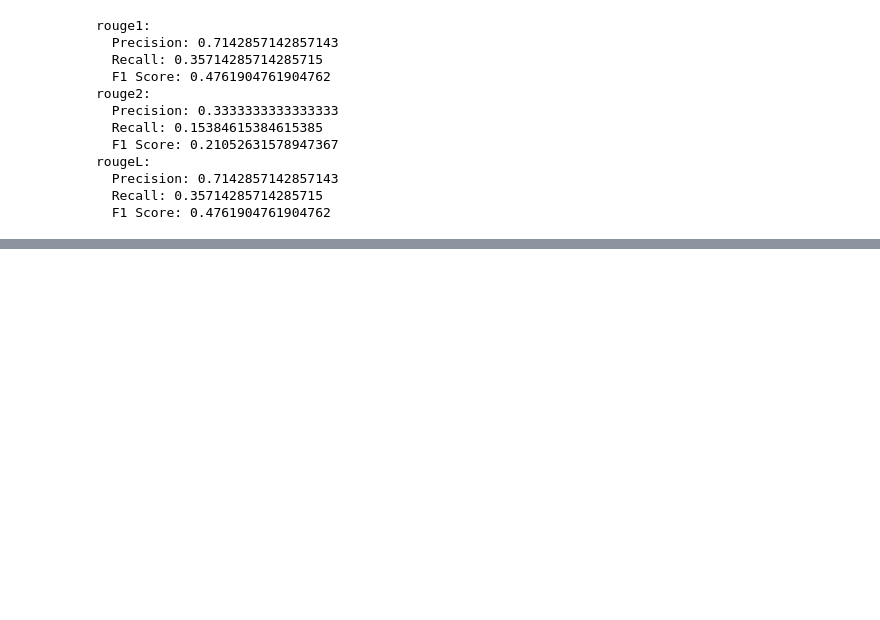
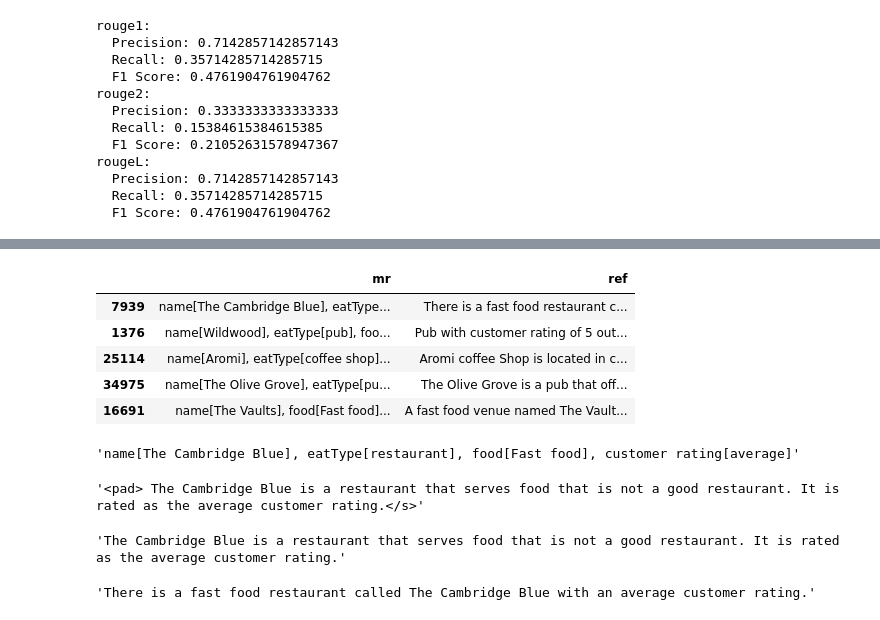
Before and after one commit to dadejecova/Natural-Language-Python, a Jupyter notebook: NPL_Transforrmers.ipynb, the cells around one changed output, grey strips where cells are left out. Cells and saved outputs as stored; diff of their text form; code cells hidden in the pictures; blank space fills up the shorter version.

```diff
--- a/NPL_Transforrmers.ipynb
+++ b/NPL_Transforrmers.ipynb
@@ -265,0 +477,39 @@ rougeL:
+# %%
+X_val.sample(5)
+# %% [output]
+|  | mr | ref |
+| 7939 | name[The Cambridge Blue], eatType... | There is a fast food restaurant c... |
+| 1376 | name[Wildwood], eatType[pub], foo... | Pub with customer rating of 5 out... |
+| 25114 | name[Aromi], eatType[coffee shop]... | Aromi coffee Shop is located in c... |
+| 34975 | name[The Olive Grove], eatType[pu... | The Olive Grove is a pub that off... |
+| 16691 | name[The Vaults], food[Fast food]... | A fast food venue named The Vault... |
+# %%
+X_val["mr"][7939]
+# %% [output]
+'name[The Cambridge Blue], eatType[restaurant], food[Fast food], customer rating[average]'
+# %%
+model.eval()
+
+input_ids = tokenizer.encode(X_val["mr"][7939], return_tensors = "pt")
+
+input_ids = input_ids.to(device)
+
+outputs = model.generate(input_ids, max_new_tokens = 100)
+
+predicted_text = tokenizer.decode(outputs[0])
+
+predicted_text
+# %% [output]
+'<pad> The Cambridge Blue is a restaurant that serves food that is not a good restaurant. It is rated as the average customer rating.</s>'
+# %%
+predicted_text = predicted_text.strip(' <>/pads')
+
+predicted_text
+# %% [output]
+'The Cambridge Blue is a restaurant that serves food that is not a good restaurant. It is rated as the average customer rating.'
+# %%
+reference_text = X_val["ref"][7939]
+
+reference_text
+# %% [output]
+'There is a fast food restaurant called The Cambridge Blue with an average customer rating.'
```
Also changed, not shown: parts of 18 cells of this notebook.
